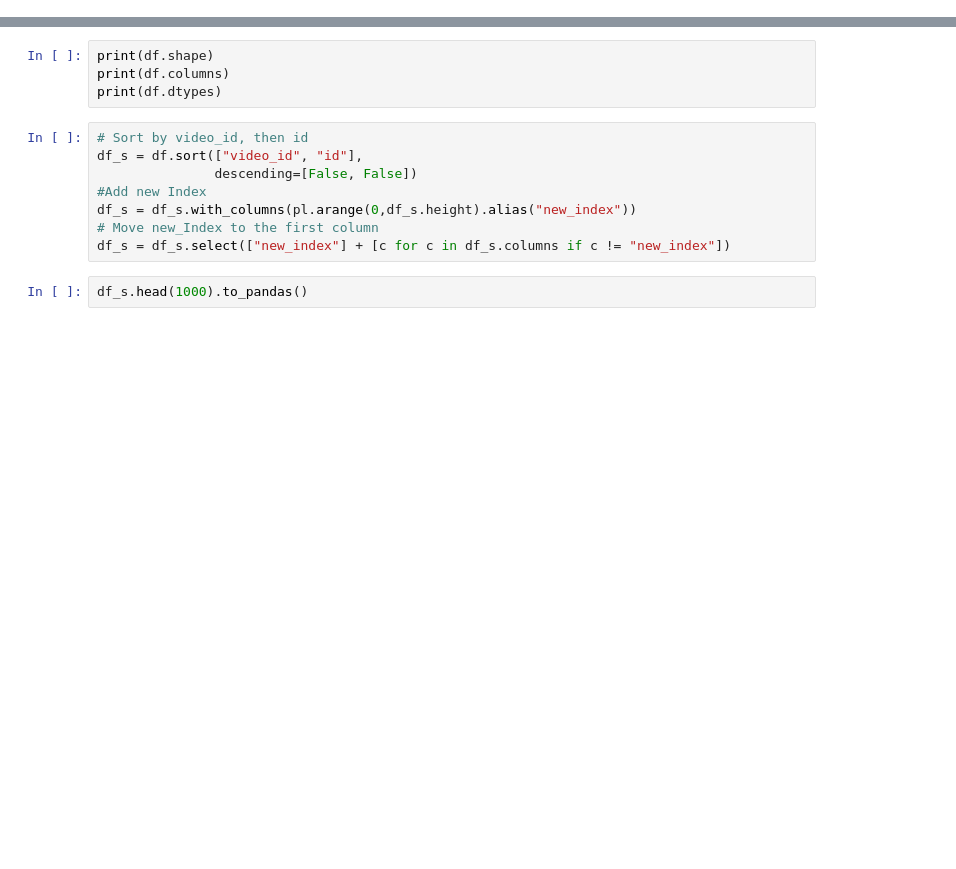
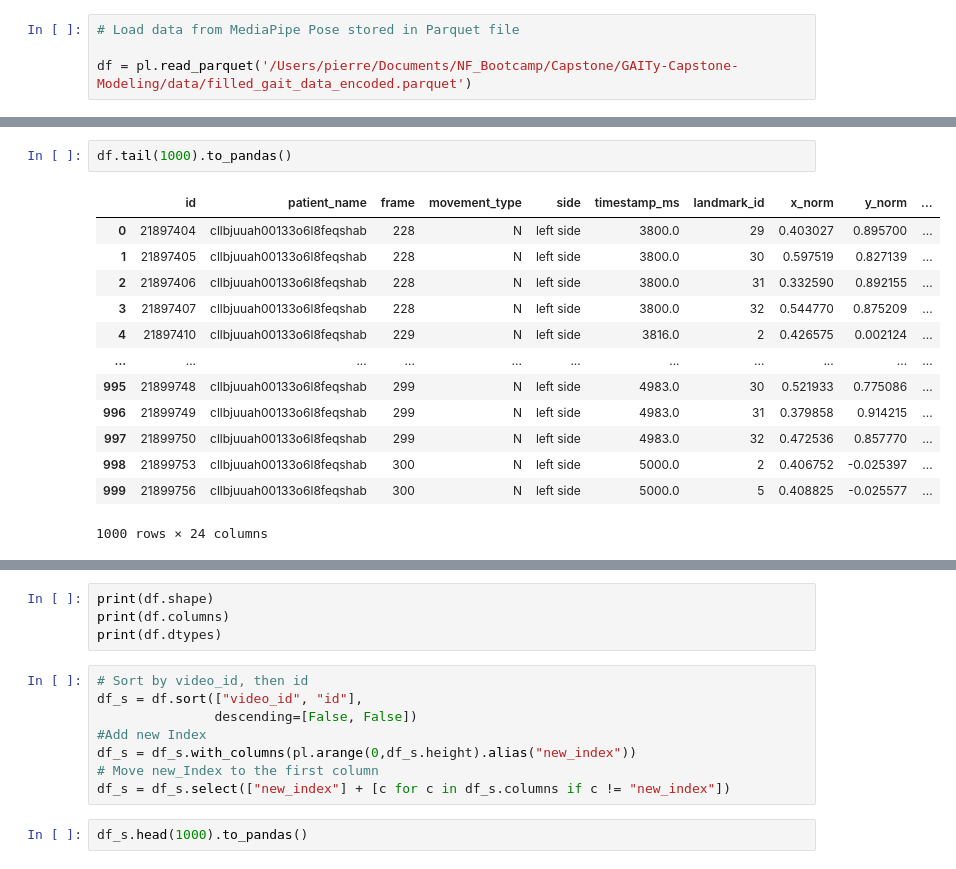
Before and after one commit to vaibhavredekar/GAITy-Capstone-Modeling, a Jupyter notebook: notebooks/Additional Checks.ipynb, the cells around one changed output, grey strips where cells are left out. Saved outputs shown, nothing was run; the diff lists cells and outputs as text; blank space fills up the shorter version.

Commit message:
PosePipeline

```diff
--- a/notebooks/Additional Checks.ipynb
+++ b/notebooks/Additional Checks.ipynb
@@ -0,0 +11,4 @@
+# %%
+# Load data from MediaPipe Pose stored in Parquet file
+
+df = pl.read_parquet('/Users/pierre/Documents/NF_Bootcamp/Capstone/GAITy-Capstone-Modeling/data/filled_gait_data_encoded.parquet')
@@ -0,0 +38,16 @@
+# %%
+df.tail(1000).to_pandas()
+# %% [output]
+|  | id | patient_name | frame | movement_type | side | timestamp_ms | landmark_id | x_norm | y_norm | ... |
+| 0 | 21897404 | cllbjuuah00133o6l8feqshab | 228 | N | left side | 3800.0 | 29 | 0.403027 | 0.895700 | ... |
+| 1 | 21897405 | cllbjuuah00133o6l8feqshab | 228 | N | left side | 3800.0 | 30 | 0.597519 | 0.827139 | ... |
+| 2 | 21897406 | cllbjuuah00133o6l8feqshab | 228 | N | left side | 3800.0 | 31 | 0.332590 | 0.892155 | ... |
+| 3 | 21897407 | cllbjuuah00133o6l8feqshab | 228 | N | left side | 3800.0 | 32 | 0.544770 | 0.875209 | ... |
+| 4 | 21897410 | cllbjuuah00133o6l8feqshab | 229 | N | left side | 3816.0 | 2 | 0.426575 | 0.002124 | ... |
+| ... | ... | ... | ... | ... | ... | ... | ... | ... | ... | ... |
+| 995 | 21899748 | cllbjuuah00133o6l8feqshab | 299 | N | left side | 4983.0 | 30 | 0.521933 | 0.775086 | ... |
+| 996 | 21899749 | cllbjuuah00133o6l8feqshab | 299 | N | left side | 4983.0 | 31 | 0.379858 | 0.914215 | ... |
+| 997 | 21899750 | cllbjuuah00133o6l8feqshab | 299 | N | left side | 4983.0 | 32 | 0.472536 | 0.857770 | ... |
+| 998 | 21899753 | cllbjuuah00133o6l8feqshab | 300 | N | left side | 5000.0 | 2 | 0.406752 | -0.025397 | ... |
+| 999 | 21899756 | cllbjuuah00133o6l8feqshab | 300 | N | left side | 5000.0 | 5 | 0.408825 | -0.025577 | ... |
+1000 rows × 24 columns
```
Also changed, not shown: parts of 14 cells of this notebook, 2 other files.
